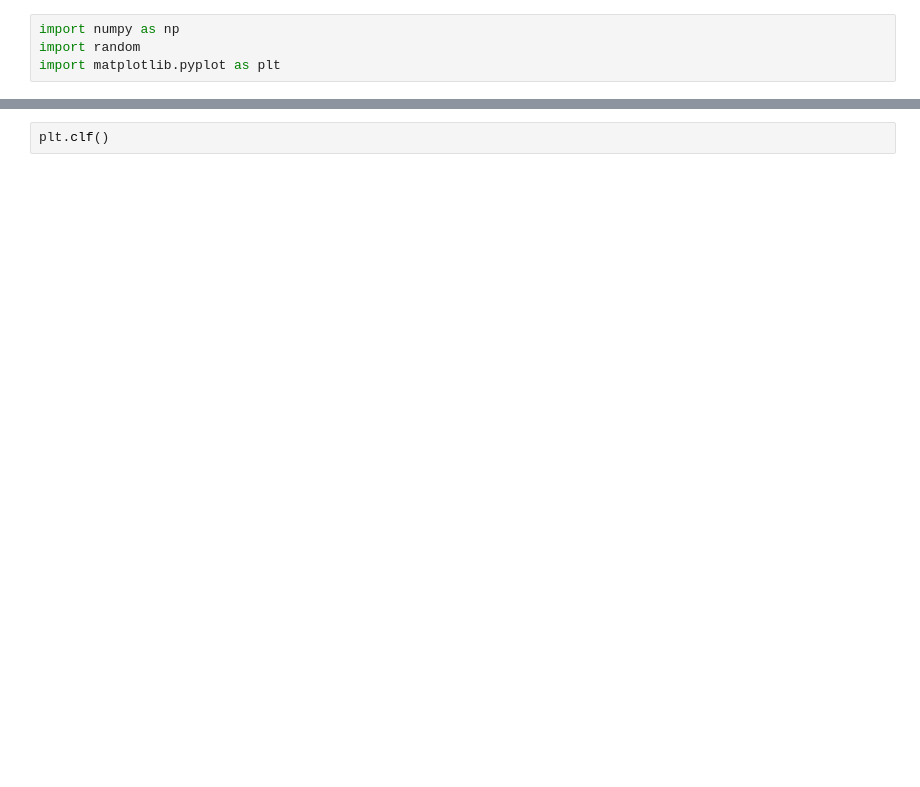
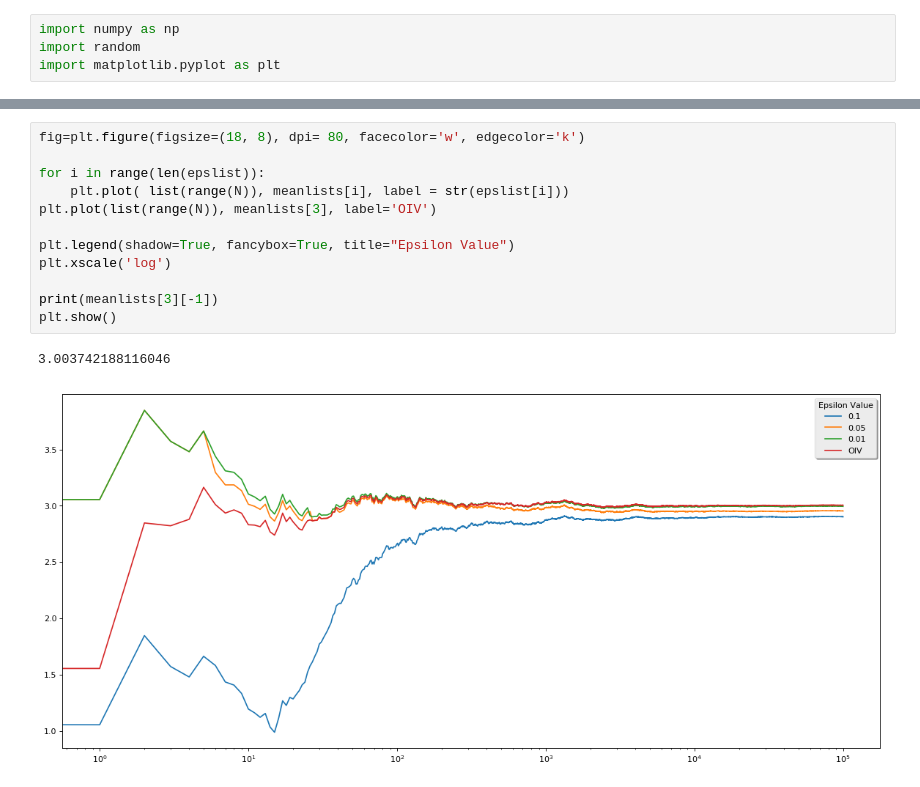
Before and after one commit to jamesmcm/udemy_ml, a Jupyter notebook: rl_python/1_bandits.ipynb, the cells around one changed output, grey strips where cells are left out. Drawn from its saved outputs; the diff is of its cells as text; blank space fills up the shorter version.

Commit message:
Added Optimistic Initial values part, fixed bug checking eps

```diff
--- a/rl_python/1_bandits.ipynb
+++ b/rl_python/1_bandits.ipynb
@@ -54,2 +64,15 @@ plt.show()
-# %%
-plt.clf()
+# %%
+fig=plt.figure(figsize=(18, 8), dpi= 80, facecolor='w', edgecolor='k')
+
+for i in range(len(epslist)):
+    plt.plot( list(range(N)), meanlists[i], label = str(epslist[i]))
+plt.plot(list(range(N)), meanlists[3], label='OIV')
+
+plt.legend(shadow=True, fancybox=True, title="Epsilon Value")
+plt.xscale('log')
+
+print(meanlists[3][-1])
+plt.show()
+# %% [output]
+3.003742188116046
+[figure, added]
```
Also changed, not shown: parts of 2 cells of this notebook.
